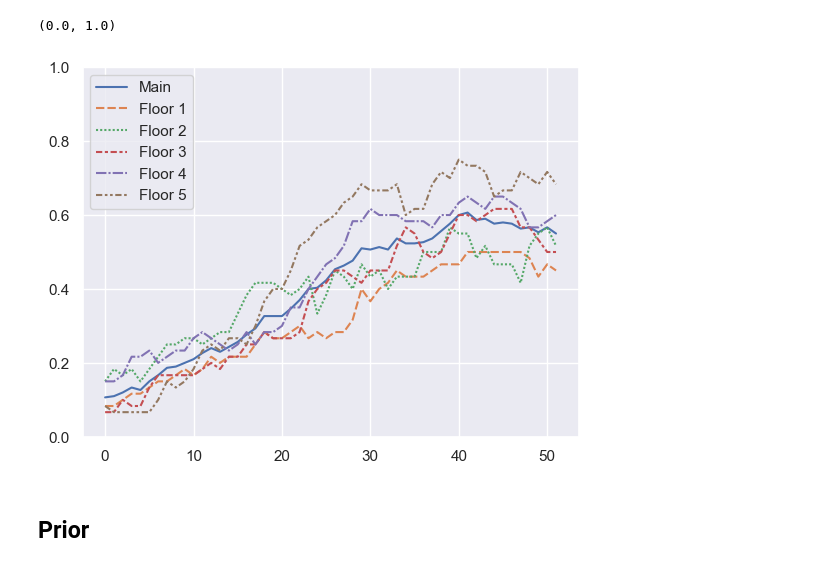
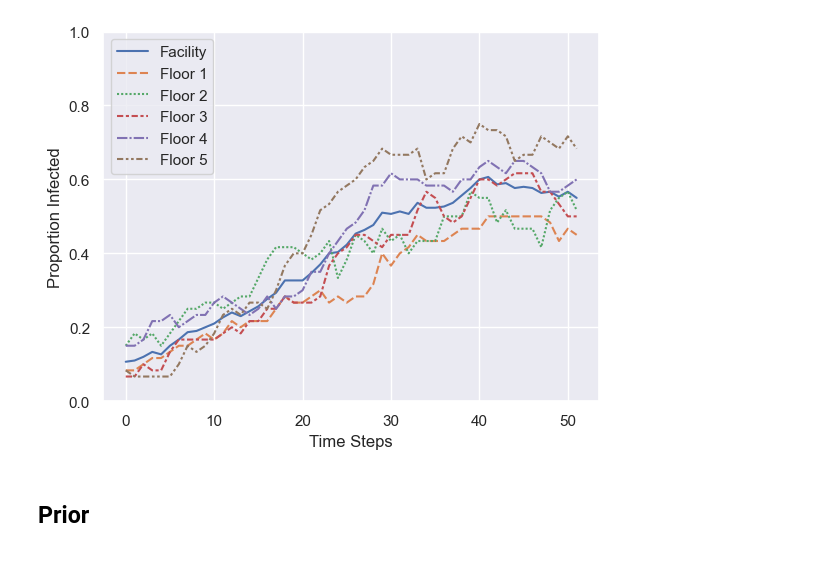
Before and after one commit to epibayes/np-epid, a Jupyter notebook: notebooks/si_sim_het.ipynb, the cells around one changed output. Cells and saved outputs as stored; diff of their text form; code cells hidden in the pictures.

```diff
--- a/notebooks/si_sim_het.ipynb
+++ b/notebooks/si_sim_het.ipynb
@@ -11,31 +12,33 @@ from scipy.stats import norm, lognorm, multivariate_normal
 # %%
 sns.set_theme()
 beta_true = [0.05, .1, .2, .3, .4, .5, 5]
 alpha = 0.1
 gamma = 0.05
 heterogeneous = True
 N = 300 # consider increasing
 T = 52
 K = 30
 data_seed = 31
 prior_mu = [-3, -1.5, -1.5, -1.5, -1.5, -1.5, 1]
 prior_sigma = [1, 1, 1, 1, 1, 1, 1]
 
 si_model = SIModel(alpha, gamma, beta_true,
                     heterogeneous, prior_mu, prior_sigma,
                    N, T, summarize=False, flatten=False,
                   observed_seed=data_seed)
 x_o = si_model.get_observed_data()
 
 data = x_o[:6,:]
 
-data = pd.DataFrame(data = data.T, columns=["Main"] + [f"Floor {i}" for i in range(1,6)])
+data = pd.DataFrame(data = data.T, columns=["Facility"] + [f"Floor {i}" for i in range(1,6)])
 
 sns.lineplot(data)
 plt.ylim((0,1))
+plt.xlabel("Time Steps")
+plt.ylabel("Proportion Infected")
+plt.show()
 # %% [output]
-(0.0, 1.0)
-[figure, old version]
+[figure, new version]
 # %% [markdown]
 ## Prior
 # %% [markdown]
```
Also changed, not shown: parts of 55 cells of this notebook, 5 other files.
